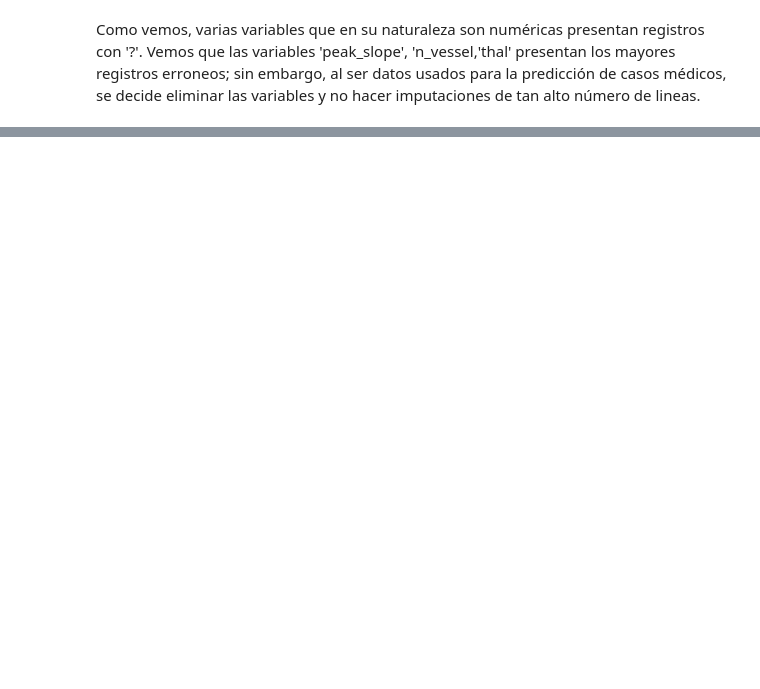
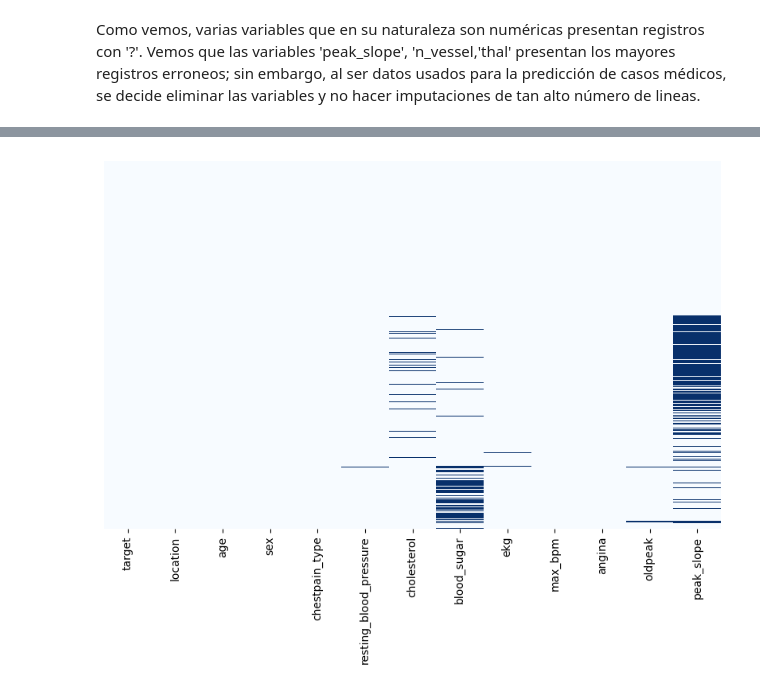
Before and after one commit to guzmanjs/MCD, a Jupyter notebook: Semestre 1/Gestion Estrategica/Clasificacion/tarea_clasificacion.ipynb, the cells around one changed output, grey strips where cells are left out. Saved outputs shown, nothing was run; the diff lists cells and outputs as text; code cells hidden in the pictures; blank space fills up the shorter version.

```diff
--- a/Semestre 1/Gestion Estrategica/Clasificacion/tarea_clasificacion.ipynb
+++ b/Semestre 1/Gestion Estrategica/Clasificacion/tarea_clasificacion.ipynb
@@ -152,3 +158,5 @@ Existen 413 valores en n_vessels con el valor ?
 Existen 320 valores en thal con el valor ?
 # %% [markdown]
 Como vemos, varias variables que en su naturaleza son numéricas presentan registros con '?'. Vemos que las variables 'peak_slope', 'n_vessel,'thal'  presentan los mayores registros erroneos; sin embargo, al ser datos usados para la predicción de casos médicos, se decide eliminar las variables y no hacer imputaciones de tan alto número de lineas.
+# %%
+df = df.drop(columns=['n_vessels', 'thal'])
@@ -154,0 +181,22 @@ Como vemos, varias variables que en su naturaleza son numéricas presentan regis
+# %%
+def convert(df,columns,val):
+    result = df.copy()
+    for col in columns:
+        result[col] = result[col].astype(val)
+    return result
+# %%
+# Creamos un Transformer personalizado que nos cambia los valores ? por nulos
+# Igualmente nos modifica los tipos de variables errados
+from sklearn.base import BaseEstimator, TransformerMixin
+class Format_variables(BaseEstimator, TransformerMixin):
+    def fit(self, X, y=None):
+        return self
+
+    def transform(self, X, y=None):
+        result = X.copy()
+        result = result.replace('?',np.nan)
+        result = convert(result,['resting_blood_pressure','cholesterol','blood_sugar',
+            'ekg','max_bpm','angina','oldpeak','peak_slope'],'float64')
+        return result
+# %%
+df = Format_variables().fit_transform(df)
@@ -154,0 +228,8 @@ Como vemos, varias variables que en su naturaleza son numéricas presentan regis
+# %%
+# Dibujamos un mapa de calor para vislumbrar la ubicación de los valores faltantes
+
+plt.figure(figsize=(10,6))
+sns.heatmap(df.isnull(), yticklabels = False, cbar = False, cmap="Blues")
+plt.show()
+# %% [output]
+[figure, added]
```
Also changed, not shown: parts of 53 cells of this notebook.
